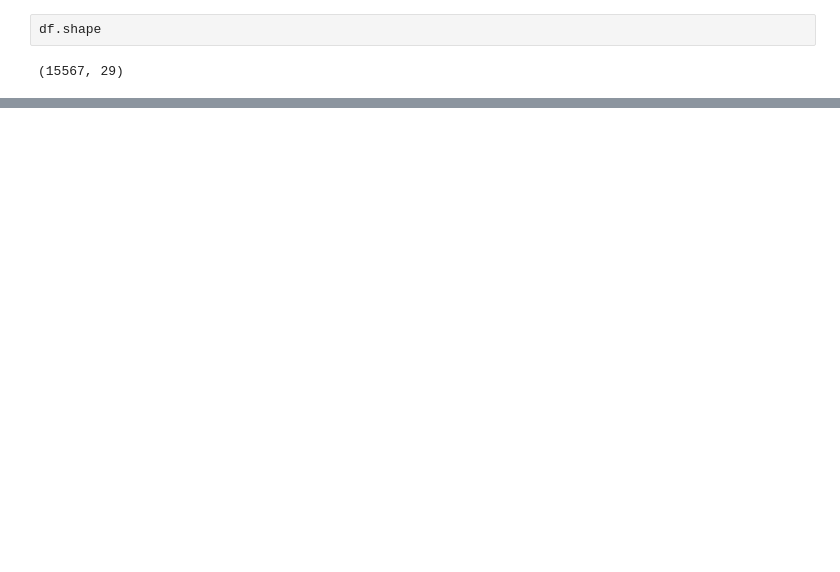
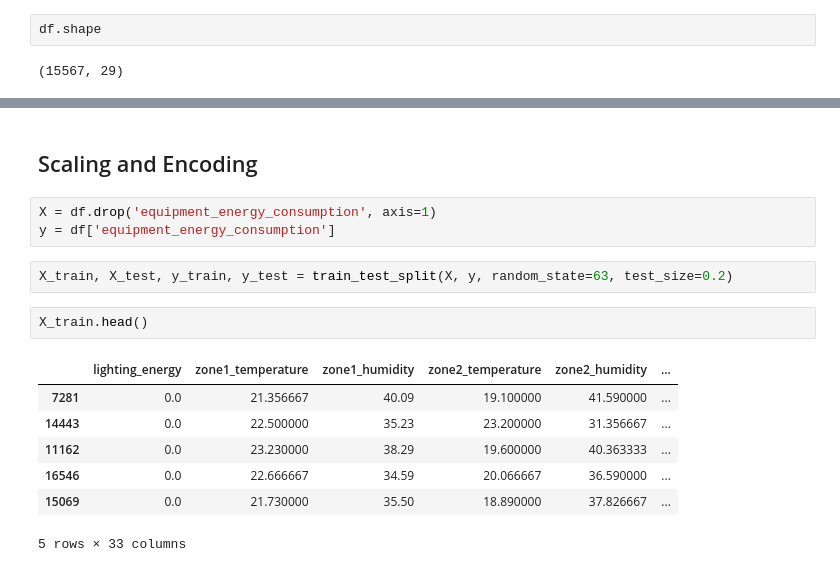
Before and after one commit to PulkitMangal09/DS-Intern-Assignment-pulkit, a Jupyter notebook: notebooks/energy_prediction_colab.ipynb, the cells around one changed output, grey strips where cells are left out. Saved outputs shown, nothing was run; the diff lists cells and outputs as text; blank space fills up the shorter version.

```diff
--- a/notebooks/energy_prediction_colab.ipynb
+++ b/notebooks/energy_prediction_colab.ipynb
@@ -274,0 +422,17 @@ df[features_to_interpolate] = df[features_to_interpolate].interpolate(method='ti
+# %% [markdown]
+## Scaling and Encoding
+# %%
+X = df.drop('equipment_energy_consumption', axis=1)
+y = df['equipment_energy_consumption']
+# %%
+X_train, X_test, y_train, y_test = train_test_split(X, y, random_state=63, test_size=0.2)
+# %%
+X_train.head()
+# %% [output]
+|  | lighting_energy | zone1_temperature | zone1_humidity | zone2_temperature | zone2_humidity | ... |
+| 7281 | 0.0 | 21.356667 | 40.09 | 19.100000 | 41.590000 | ... |
+| 14443 | 0.0 | 22.500000 | 35.23 | 23.200000 | 31.356667 | ... |
+| 11162 | 0.0 | 23.230000 | 38.29 | 19.600000 | 40.363333 | ... |
+| 16546 | 0.0 | 22.666667 | 34.59 | 20.066667 | 36.590000 | ... |
+| 15069 | 0.0 | 21.730000 | 35.50 | 18.890000 | 37.826667 | ... |
+5 rows × 33 columns
```
Also changed, not shown: parts of 33 cells of this notebook.
